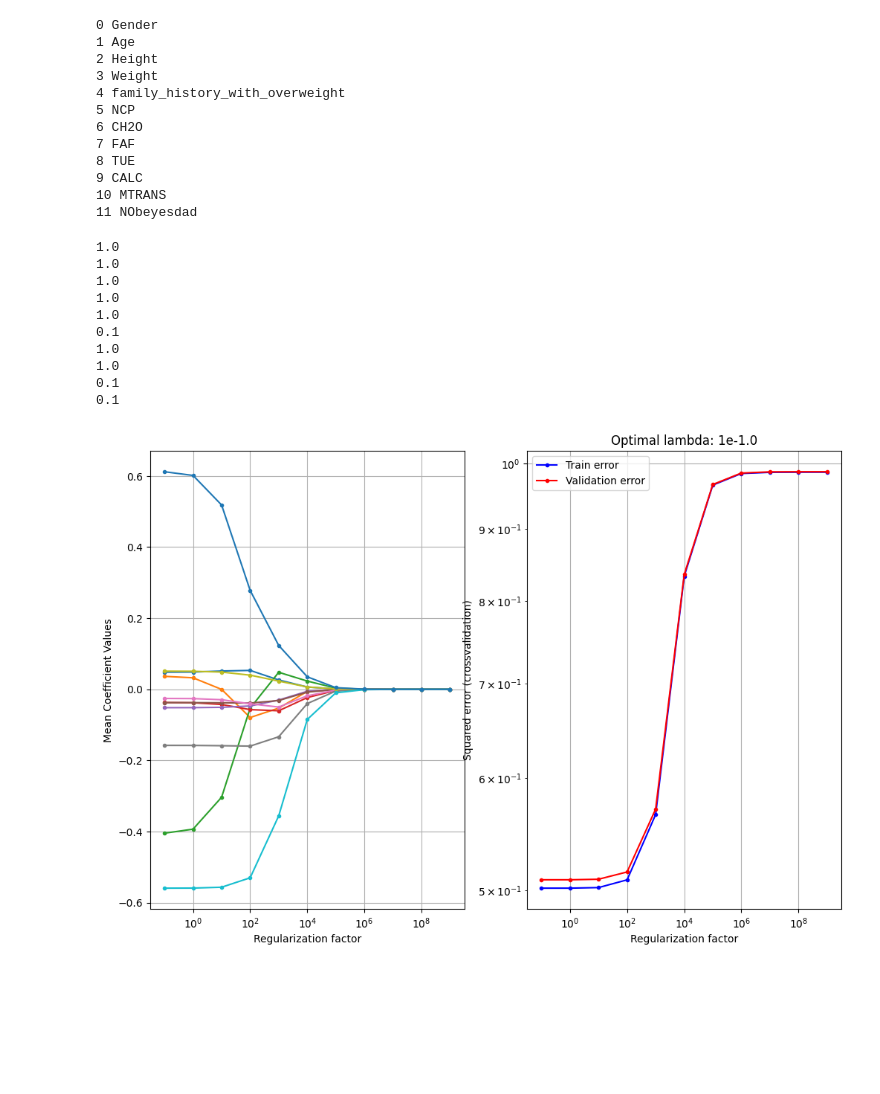
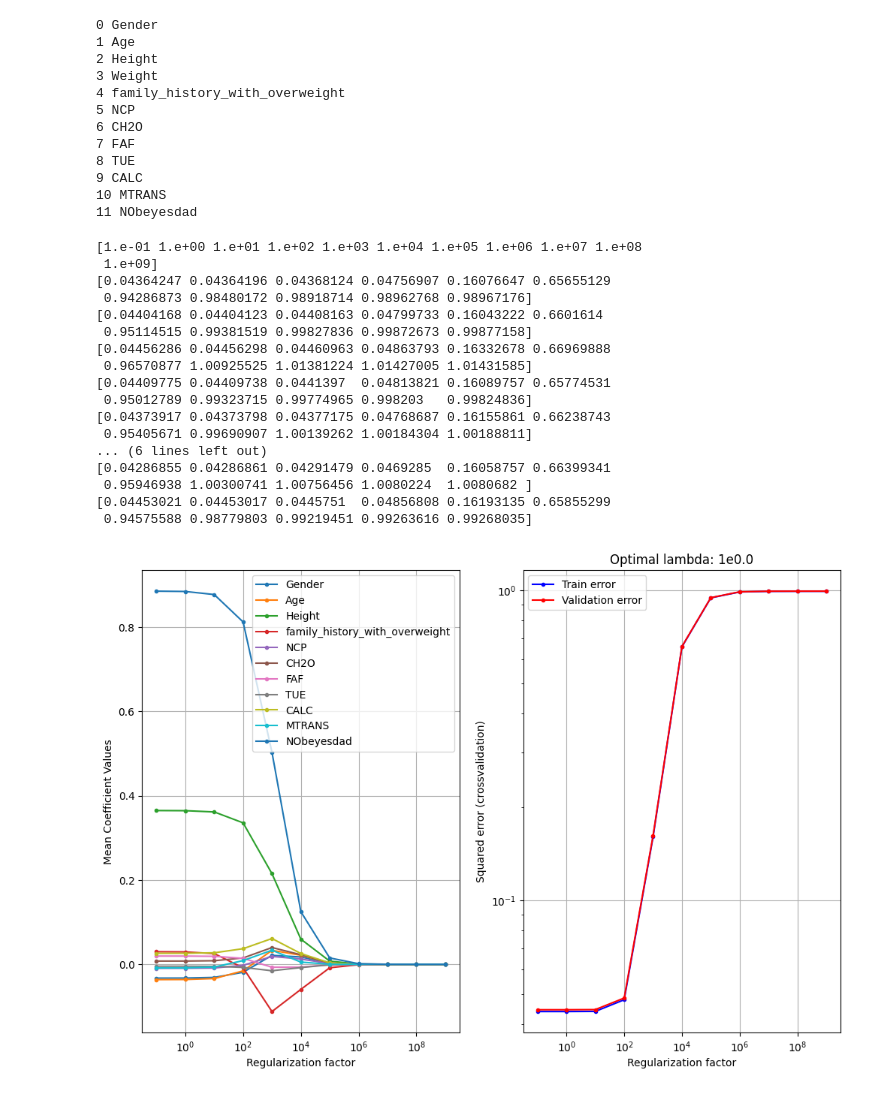
Before and after one commit to lukasketzer/machine_learning_code, a Jupyter notebook: Project2/src/RegularizationRegression.ipynb, the cells around one changed output. Cells and saved outputs as stored; diff of their text form; code cells hidden in the pictures; blank space fills up the shorter version.

Commit message:
added lambda-to-gen-error-functin-graph

```diff
--- a/Project2/src/RegularizationRegression.ipynb
+++ b/Project2/src/RegularizationRegression.ipynb
@@ -23,11 +24,11 @@ from dtuimldmtools import bmplot, feature_selector_lr, rlr_validate
 dataset = Dataset(original_data=False)
 for i, n in enumerate(dataset.attributeNames):
     print(i, n)
-attribute_to_predict = 1 # weight
+attribute_to_predict = 3 # weight
 y = dataset.X_mean_std[:, attribute_to_predict]  # we want to predcit the weight
-X = np.d__dfdataset.X_mean_std, attribute_to_predict, 1)  # delete fourth column out of matrix
+X = np.delete(dataset.X_mean_std, attribute_to_predict, 1)  # delete fourth column out of matrix
 # X = dataset.X_mean_std[:, 2] # height i think
-attributeNames = dataset.attributeNames
+attributeNames = np.delete(dataset.attributeNames, attribute_to_predict)
 N, M = X.shape
 # %% [output]
 0 Gender
@@ -46,7 +47,7 @@ N, M = X.shape
 # Add offset attribute
 X = np.concatenate((np.ones((X.shape[0], 1)), X), 1)
 attributeNames = np.concatenate([np.array(["Offset"]), attributeNames])
-M = M + 1
+M = len(attributeNames)
 # %%
 ## Crossvalidation
 # Create crossvalidation partition for evaluation
@@ -71,6 +71,7 @@ sigma = np.empty((K, M - 1))
 w_noreg = np.empty((M, K))
 # %%
 k = 0
+print(lambdas)
 for train_index, test_index in CV.split(X, y):
     # extract training and test set for current CV fold
     X_train = X[train_index]
@@ -86,17 +87,18 @@ for train_index, test_index in CV.split(X, y):
         train_err_vs_lambda,
         test_err_vs_lambda,
     ) = rlr_validate(X_train, y_train, lambdas, internal_cross_validation)
-    print(opt_lambda)
+    print(test_err_vs_lambda)
 
 
     # Standardize outer fold based on training set, and save the mean and standard
     # deviations since they're part of the model (they would be needed for
     # making new predictions) - for brevity we won't always store these in the scripts
-    mu[k, :] = np.mean(X_train[:, 1:], 0)
-    sigma[k, :] = np.std(X_train[:, 1:], 0)
 
-    X_train[:, 1:] = (X_train[:, 1:] - mu[k, :]) / sigma[k, :]
-    X_test[:, 1:] = (X_test[:, 1:] - mu[k, :]) / sigma[k, :]
+    # mu[k, :] = np.mean(X_train[:, 1:], 0)
+    # sigma[k, :] = np.std(X_train[:, 1:], 0)
+
+    # X_train[:, 1:] = (X_train[:, 1:] - mu[k, :]) / sigma[k, :]
+    # X_test[:, 1:] = (X_test[:, 1:] - mu[k, :]) / sigma[k, :]
 
     Xty = X_train.T @ y_train
     XtX = X_train.T @ X_train
@@ -109,7 +111,9 @@ for train_index, test_index in CV.split(X, y):
         np.square(y_test - y_test.mean()).sum(axis=0) / y_test.shape[0]
     )
 
+
     # Estimate weights for the optimal value of lambda, on entire training set
+
     lambdaI = opt_lambda * np.eye(M)
     lambdaI[0, 0] = 0  # Do no regularize the bias term
     w_rlr[:, k] = np.linalg.solve(XtX + lambdaI, Xty).squeeze()
@@ -121,57 +125,56 @@ for train_index, test_index in CV.split(X, y):
         np.square(y_test - X_test @ w_rlr[:, k]).sum(axis=0) / y_test.shape[0]
     )
 
-    # Estimate weights for unregularized linear regression, on entire training set
-    w_noreg[:, k] = np.linalg.solve(XtX, Xty).squeeze()
-    # Compute mean squared error without regularization
-    Error_train[k] = (
-        np.square(y_train - X_train @ w_noreg[:, k]).sum(axis=0) / y_train.shape[0]
-    )
-    Error_test[k] = (
-        np.square(y_test - X_test @ w_noreg[:, k]).sum(axis=0) / y_test.shape[0]
-    )
+
     # OR ALTERNATIVELY: you can use sklearn.linear_model module for linear regression:
-    # m = lm.LinearRegression().fit(X_train, y_train)
-    # Error_train[k] = np.square(y_train-m.predict(X_train)).sum()/y_train.shape[0]
-    # Error_test[k] = np.square(y_test-m.predict(X_test)).sum()/y_test.shape[0]
+    m = LinearRegression().fit(X_train, y_train)
+    Error_train[k] = np.square(y_train-m.predict(X_train)).sum()/y_train.shape[0]
+    Error_test[k] = np.square(y_test-m.predict(X_test)).sum()/y_test.shape[0]
 
     # Display the results for the last cross-validation fold
     if k == K - 1:
         figure(k, figsize=(12, 8))
         subplot(1, 2, 1)
         semilogx(lambdas, mean_w_vs_lambda.T[:, 1:], ".-")  # Don't plot the bias term
         xlabel("Regularization factor")
         ylabel("Mean Coefficient Values")
         grid()
         # You can choose to display the legend, but it's omitted for a cleaner
         # plot, since there are many attributes
-        # legend(attributeNames[1:], loc='best')
+        legend(attributeNames[1:], loc='best')
 
         subplot(1, 2, 2)
         title("Optimal lambda: 1e{0}".format(np.log10(opt_lambda)))
         loglog(
             lambdas, train_err_vs_lambda.T, "b.-", lambdas, test_err_vs_lambda.T, "r.-"
         )
         xlabel("Regularization factor")
         ylabel("Squared error (crossvalidation)")
         legend(["Train error", "Validation error"])
         grid()
 
     # To inspect the used indices, use these print statements
     # print('Cross validation fold {0}/{1}:'.format(k+1,K))
     # print('Train indices: {0}'.format(train_index))
     # print('Test indices: {0}\n'.format(test_index))
 
     k += 1
 # %% [output]
-1.0
-1.0
-1.0
-1.0
-1.0
-0.1
-1.0
-1.0
-0.1
-0.1
+[1.e-01 1.e+00 1.e+01 1.e+02 1.e+03 1.e+04 1.e+05 1.e+06 1.e+07 1.e+08
+ 1.e+09]
+[0.04364247 0.04364196 0.04368124 0.04756907 0.16076647 0.65655129
+ 0.94286873 0.98480172 0.98918714 0.98962768 0.98967176]
+[0.04404168 0.04404123 0.04408163 0.04799733 0.16043222 0.6601614
+ 0.95114515 0.99381519 0.99827836 0.99872673 0.99877158]
+[0.04456286 0.04456298 0.04460963 0.04863793 0.16332678 0.66969888
+ 0.96570877 1.00925525 1.01381224 1.01427005 1.01431585]
+[0.04409775 0.04409738 0.0441397  0.04813821 0.16089757 0.65774531
+ 0.95012789 0.99323715 0.99774965 0.998203   0.99824836]
+[0.04373917 0.04373798 0.04377175 0.04768687 0.16155861 0.66238743
+ 0.95405671 0.99690907 1.00139262 1.00184304 1.00188811]
+... (6 lines left out)
+[0.04286855 0.04286861 0.04291479 0.0469285  0.16058757 0.66399341
+ 0.95946938 1.00300741 1.00756456 1.0080224  1.0080682 ]
+[0.04453021 0.04453017 0.0445751  0.04856808 0.16193135 0.65855299
+ 0.94575588 0.98779803 0.99219451 0.99263616 0.99268035]
-[figure, old version]
+[figure, new version]
```
Also changed, not shown: parts of 4 cells of this notebook, 1 other file.
